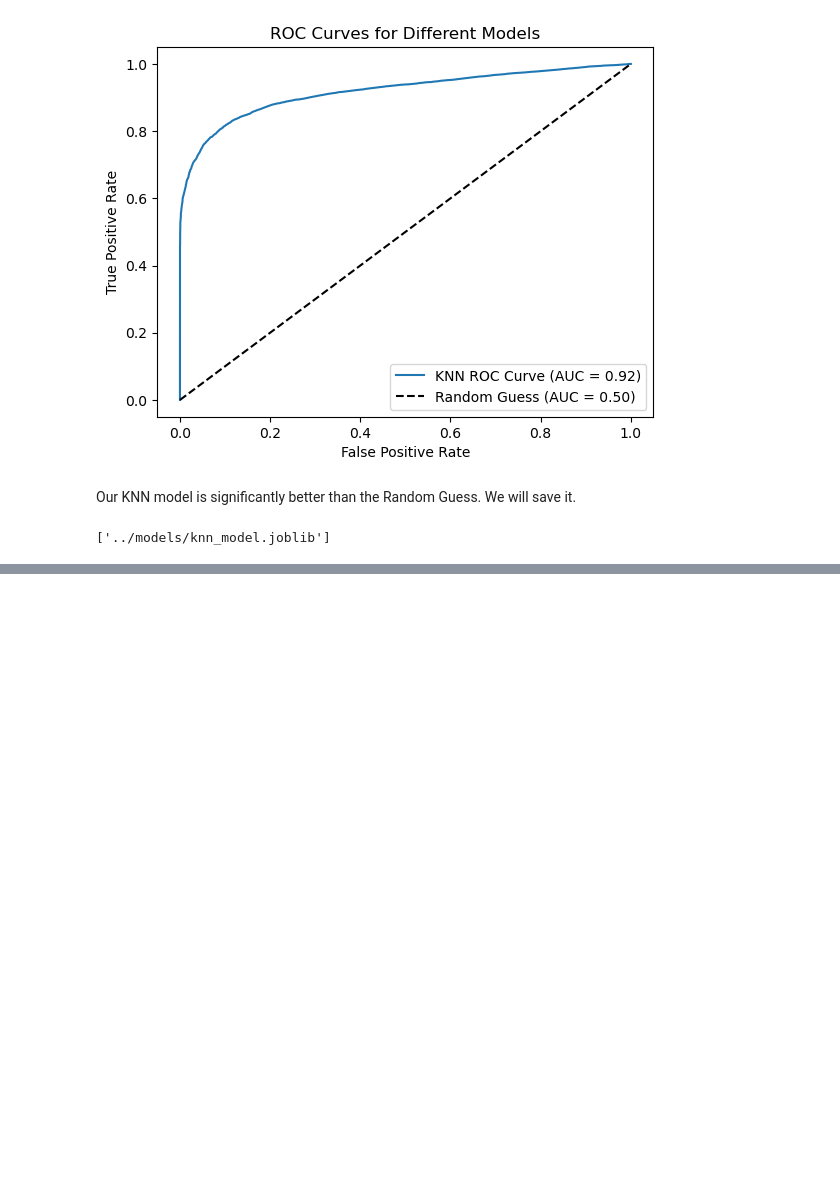
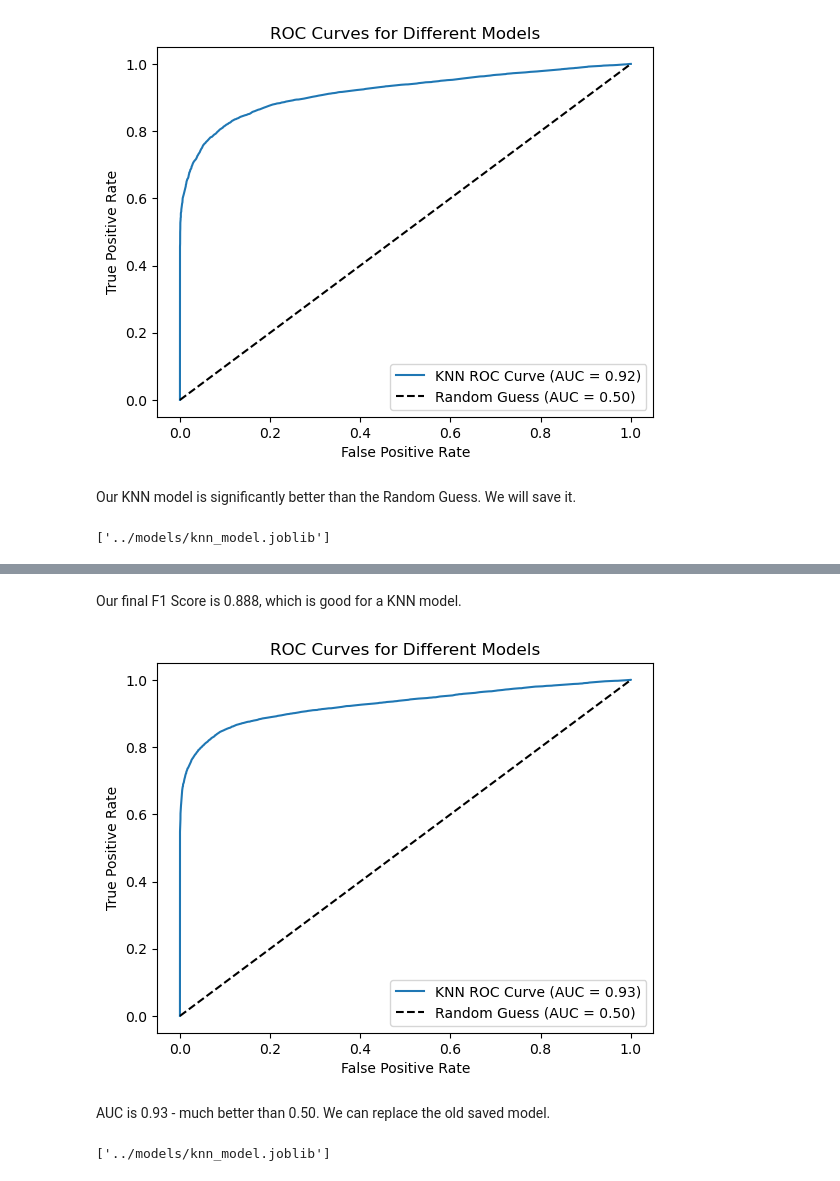
Before and after one commit to Sebastijan-Dominis/diabetes-insight, a Jupyter notebook: training/knn.ipynb, the cells around one changed output, grey strips where cells are left out. Cells and saved outputs as stored; diff of their text form; code cells hidden in the pictures; blank space fills up the shorter version.

Commit message:
Improved the KNN model a bit.

```diff
--- a/training/knn.ipynb
+++ b/training/knn.ipynb
@@ -285,0 +358,12 @@ joblib.dump(knn_final, "../models/knn_model.joblib")
+# %% [markdown]
+Our final F1 Score is 0.888, which is good for a KNN model.
+# %%
+plot_roc_curve(y_test, y_test_pred_proba[:, 1], "KNN ROC Curve")
+# %% [output]
+[figure, added]
+# %% [markdown]
+AUC is 0.93 - much better than 0.50. We can replace the old saved model.
+# %%
+joblib.dump(knn_6, "../models/knn_model.joblib")
+# %% [output]
+['../models/knn_model.joblib']
```
Also changed, not shown: parts of 7 cells of this notebook, 1 other file.
